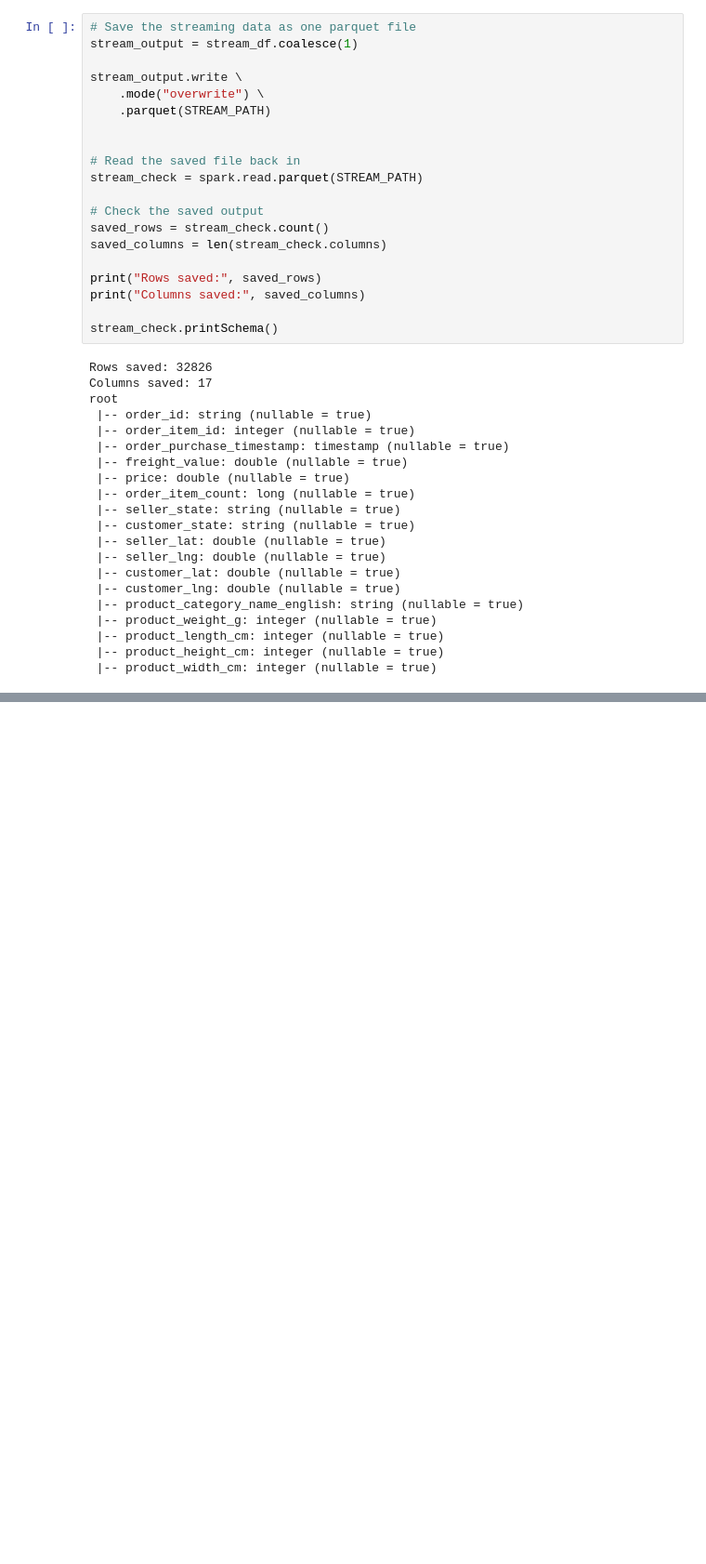
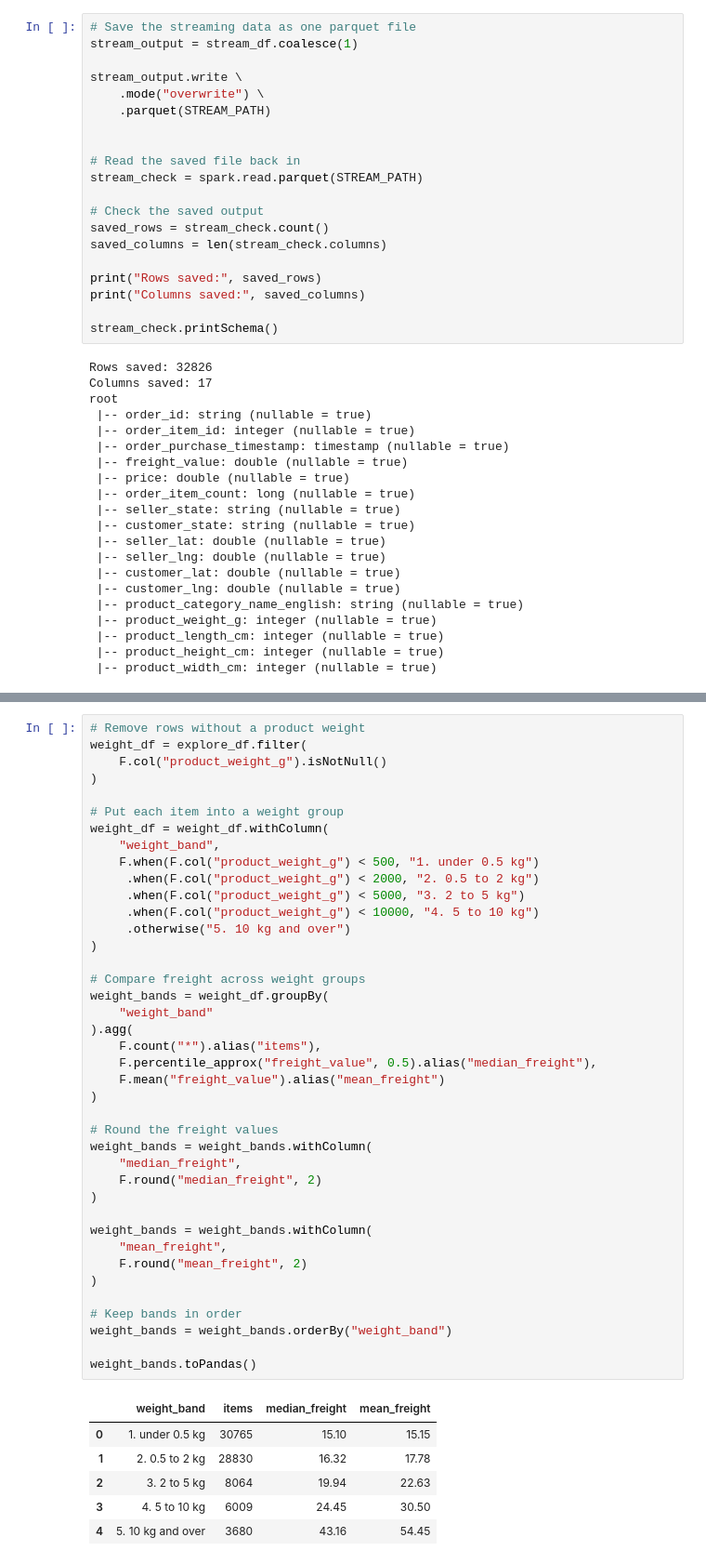
Before and after one commit to mounisha-dev21/ito5202-assessment2-streaming, a Jupyter notebook: assessment2.ipynb, the cells around one changed output, grey strips where cells are left out. Shown at 93% size. Drawn from its saved outputs; the diff is of its cells as text; blank space fills up the shorter version.

```diff
--- a/assessment2.ipynb
+++ b/assessment2.ipynb
@@ -837,0 +1022,47 @@ root
+# %%
+# Remove rows without a product weight
+weight_df = explore_df.filter(
+    F.col("product_weight_g").isNotNull()
+)
+
+# Put each item into a weight group
+weight_df = weight_df.withColumn(
+    "weight_band",
+    F.when(F.col("product_weight_g") < 500, "1. under 0.5 kg")
+     .when(F.col("product_weight_g") < 2000, "2. 0.5 to 2 kg")
+     .when(F.col("product_weight_g") < 5000, "3. 2 to 5 kg")
+     .when(F.col("product_weight_g") < 10000, "4. 5 to 10 kg")
+     .otherwise("5. 10 kg and over")
+)
+
+# Compare freight across weight groups
+weight_bands = weight_df.groupBy(
+    "weight_band"
+).agg(
+    F.count("*").alias("items"),
+    F.percentile_approx("freight_value", 0.5).alias("median_freight"),
+    F.mean("freight_value").alias("mean_freight")
+)
+
+# Round the freight values
+weight_bands = weight_bands.withColumn(
+    "median_freight",
+    F.round("median_freight", 2)
+)
+
+weight_bands = weight_bands.withColumn(
+    "mean_freight",
+    F.round("mean_freight", 2)
+)
+
+# Keep bands in order
+weight_bands = weight_bands.orderBy("weight_band")
+
+weight_bands.toPandas()
+# %% [output]
+|  | weight_band | items | median_freight | mean_freight |
+| 0 | 1. under 0.5 kg | 30765 | 15.10 | 15.15 |
+| 1 | 2. 0.5 to 2 kg | 28830 | 16.32 | 17.78 |
+| 2 | 3. 2 to 5 kg | 8064 | 19.94 | 22.63 |
+| 3 | 4. 5 to 10 kg | 6009 | 24.45 | 30.50 |
+| 4 | 5. 10 kg and over | 3680 | 43.16 | 54.45 |
```
Also changed, not shown: parts of 7 cells of this notebook.
